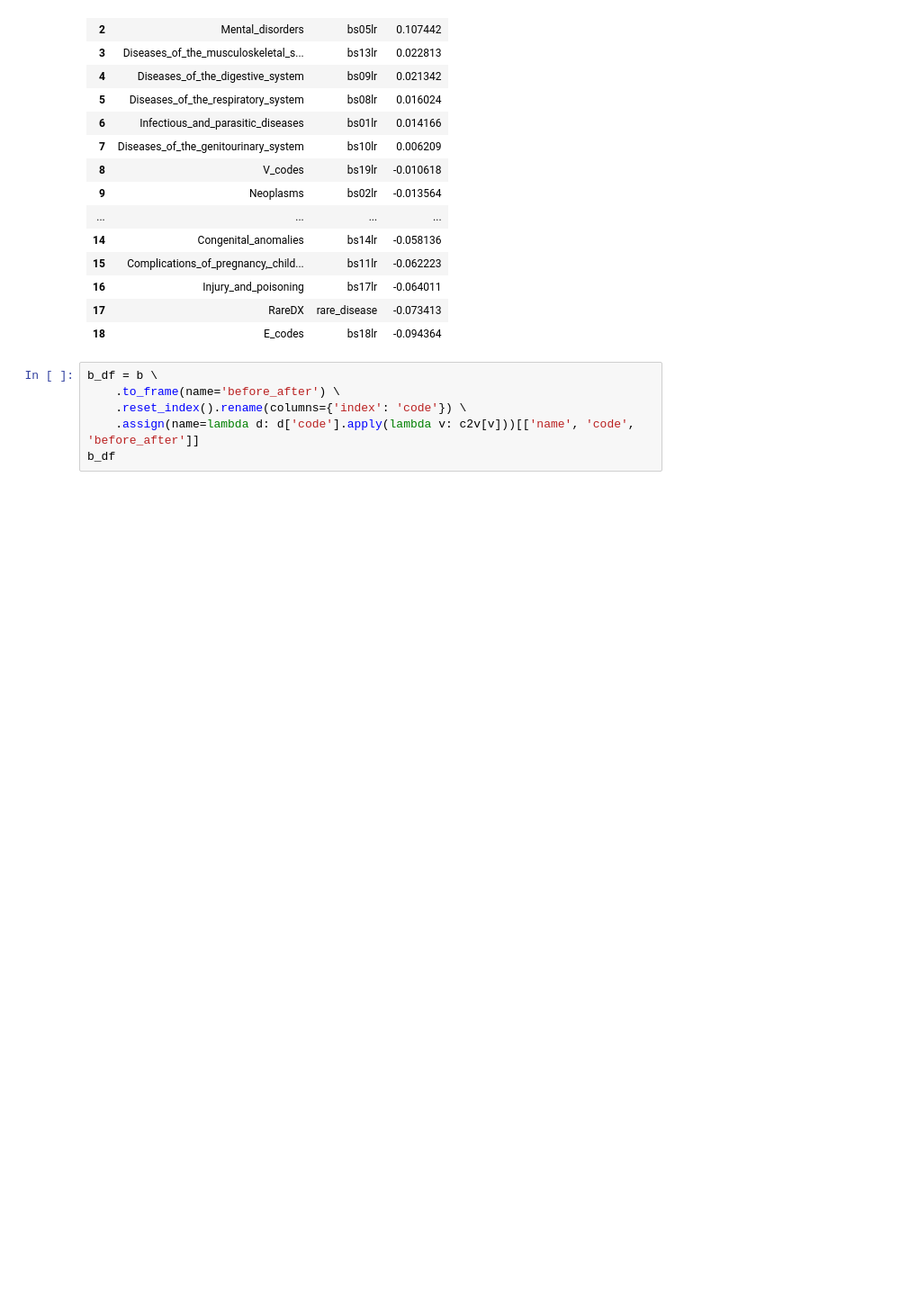
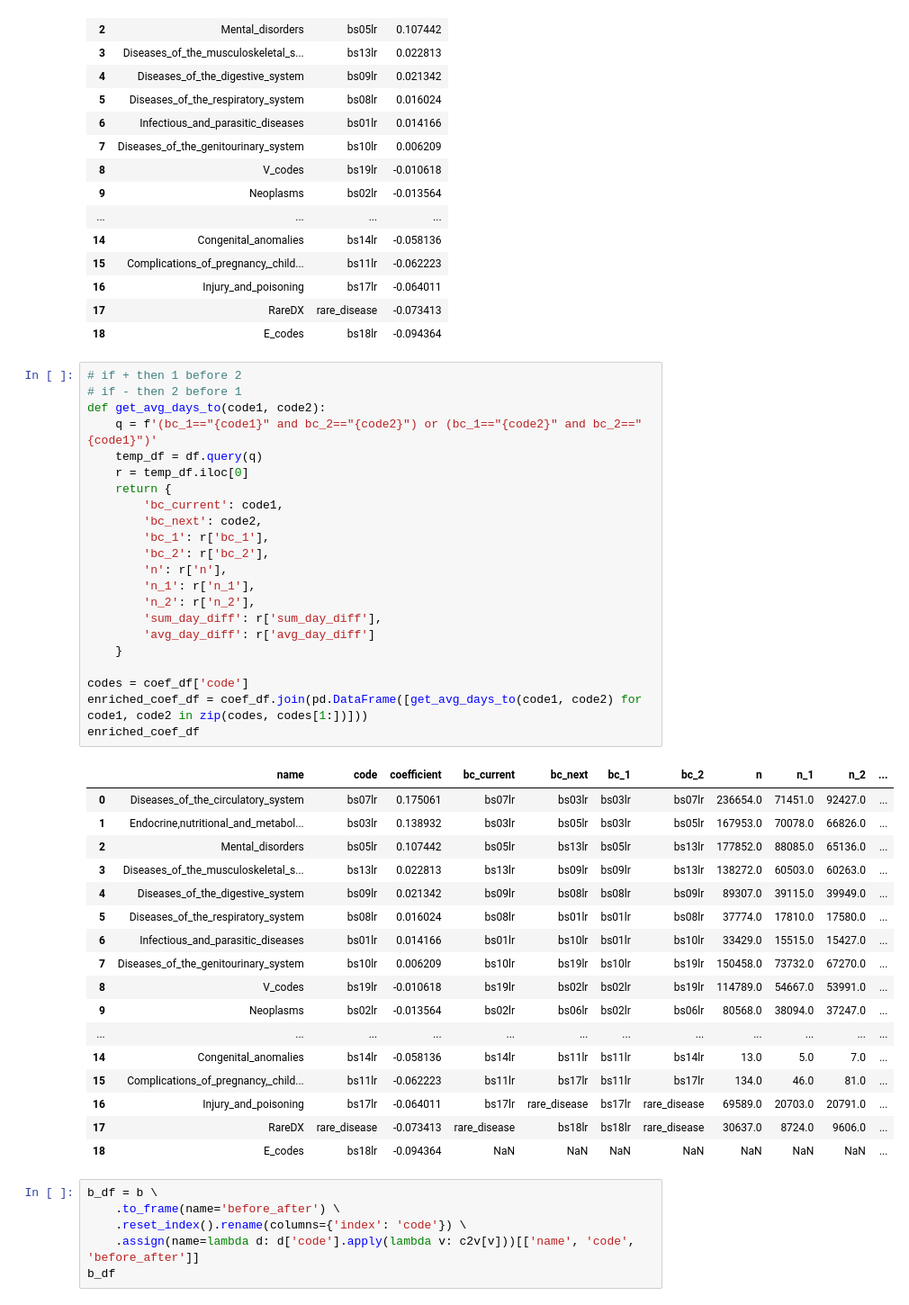
Before and after one commit to oneoffcoder/lasso-bbn, a Jupyter notebook: jupyter/diabetes-00-01-colley.ipynb, the cells around one changed output. Shown at 90% size. Saved outputs shown, nothing was run; the diff lists cells and outputs as text; blank space fills up the shorter version.

Commit message:
add enriched coefficient

```diff
--- a/jupyter/diabetes-00-01-colley.ipynb
+++ b/jupyter/diabetes-00-01-colley.ipynb
@@ -216,6 +216,46 @@ coef_df
 | 16 | Injury_and_poisoning | bs17lr | -0.064011 |
 | 17 | RareDX | rare_disease | -0.073413 |
 | 18 | E_codes | bs18lr | -0.094364 |
+# %%
+# if + then 1 before 2
+# if - then 2 before 1
+def get_avg_days_to(code1, code2):
+    q = f'(bc_1=="{code1}" and bc_2=="{code2}") or (bc_1=="{code2}" and bc_2=="{code1}")'
+    temp_df = df.query(q)
+    r = temp_df.iloc[0]
+    return {
+        'bc_current': code1,
+        'bc_next': code2,
+        'bc_1': r['bc_1'],
+        'bc_2': r['bc_2'],
+        'n': r['n'],
+        'n_1': r['n_1'],
+        'n_2': r['n_2'],
+        'sum_day_diff': r['sum_day_diff'],
+        'avg_day_diff': r['avg_day_diff']
+    }
+
+codes = coef_df['code']
+enriched_coef_df = coef_df.join(pd.DataFrame([get_avg_days_to(code1, code2) for code1, code2 in zip(codes, codes[1:])]))
+enriched_coef_df
+# %% [output]
+|  | name | code | coefficient | bc_current | bc_next | bc_1 | bc_2 | n | n_1 | n_2 | ... |
+| 0 | Diseases_of_the_circulatory_system | bs07lr | 0.175061 | bs07lr | bs03lr | bs03lr | bs07lr | 236654.0 | 71451.0 | 92427.0 | ... |
+| 1 | Endocrine,nutritional_and_metabol... | bs03lr | 0.138932 | bs03lr | bs05lr | bs03lr | bs05lr | 167953.0 | 70078.0 | 66826.0 | ... |
+| 2 | Mental_disorders | bs05lr | 0.107442 | bs05lr | bs13lr | bs05lr | bs13lr | 177852.0 | 88085.0 | 65136.0 | ... |
+| 3 | Diseases_of_the_musculoskeletal_s... | bs13lr | 0.022813 | bs13lr | bs09lr | bs09lr | bs13lr | 138272.0 | 60503.0 | 60263.0 | ... |
+| 4 | Diseases_of_the_digestive_system | bs09lr | 0.021342 | bs09lr | bs08lr | bs08lr | bs09lr | 89307.0 | 39115.0 | 39949.0 | ... |
+| 5 | Diseases_of_the_respiratory_system | bs08lr | 0.016024 | bs08lr | bs01lr | bs01lr | bs08lr | 37774.0 | 17810.0 | 17580.0 | ... |
+| 6 | Infectious_and_parasitic_diseases | bs01lr | 0.014166 | bs01lr | bs10lr | bs01lr | bs10lr | 33429.0 | 15515.0 | 15427.0 | ... |
+| 7 | Diseases_of_the_genitourinary_system | bs10lr | 0.006209 | bs10lr | bs19lr | bs10lr | bs19lr | 150458.0 | 73732.0 | 67270.0 | ... |
+| 8 | V_codes | bs19lr | -0.010618 | bs19lr | bs02lr | bs02lr | bs19lr | 114789.0 | 54667.0 | 53991.0 | ... |
+| 9 | Neoplasms | bs02lr | -0.013564 | bs02lr | bs06lr | bs02lr | bs06lr | 80568.0 | 38094.0 | 37247.0 | ... |
+| ... | ... | ... | ... | ... | ... | ... | ... | ... | ... | ... | ... |
+| 14 | Congenital_anomalies | bs14lr | -0.058136 | bs14lr | bs11lr | bs11lr | bs14lr | 13.0 | 5.0 | 7.0 | ... |
+| 15 | Complications_of_pregnancy,_child... | bs11lr | -0.062223 | bs11lr | bs17lr | bs11lr | bs17lr | 134.0 | 46.0 | 81.0 | ... |
+| 16 | Injury_and_poisoning | bs17lr | -0.064011 | bs17lr | rare_disease | bs17lr | rare_disease | 69589.0 | 20703.0 | 20791.0 | ... |
+| 17 | RareDX | rare_disease | -0.073413 | rare_disease | bs18lr | bs18lr | rare_disease | 30637.0 | 8724.0 | 9606.0 | ... |
+| 18 | E_codes | bs18lr | -0.094364 | NaN | NaN | NaN | NaN | NaN | NaN | NaN | ... |
 # %%
 b_df = b \
     .to_frame(name='before_after') \
```
Also changed, not shown: parts of 1 cell of this notebook.
